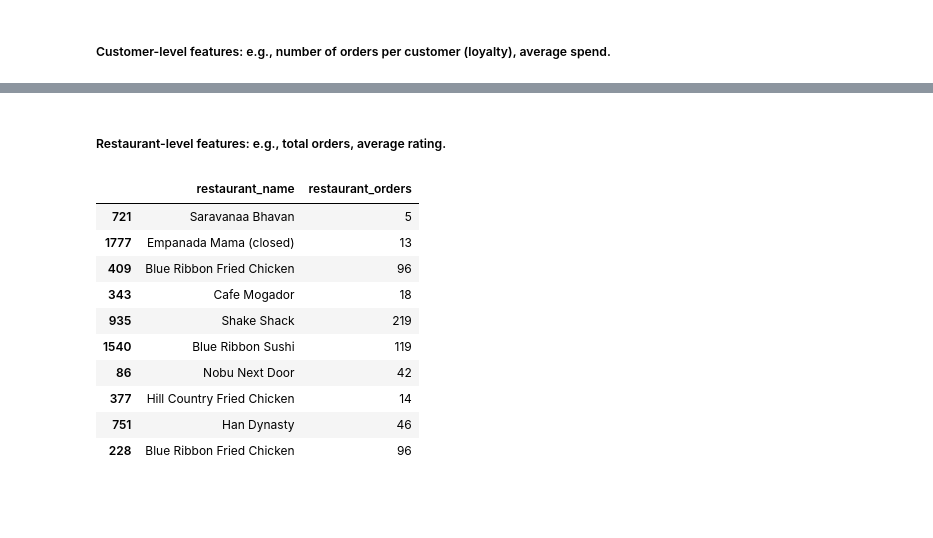
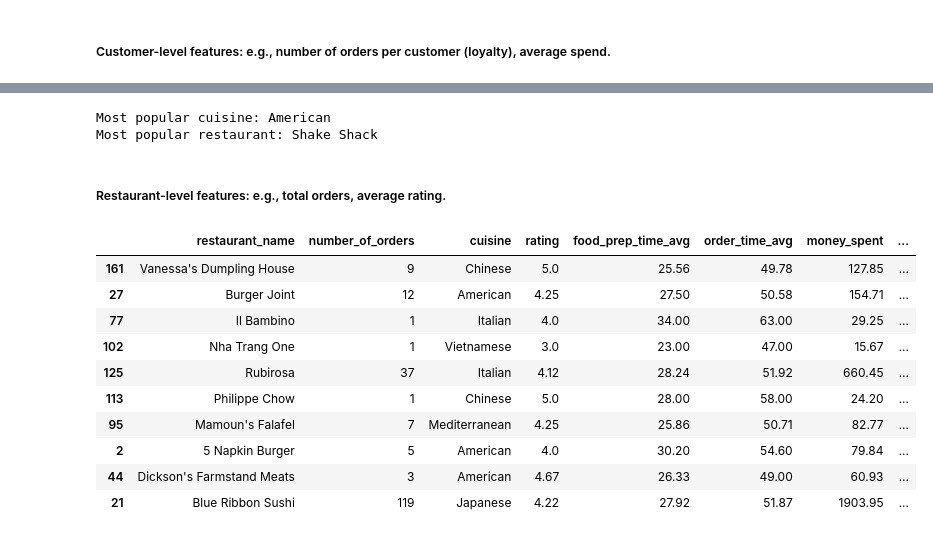
Before and after one commit to J3SSY-ANDU/Food-Delivery-Data-Analysis, a Jupyter notebook: notebooks/food_delivery_orders_eda.ipynb, the cells around one changed output, grey strips where cells are left out. Cells and saved outputs as stored; diff of their text form; code cells hidden in the pictures; blank space fills up the shorter version.

Commit message:
create a restaurant-level features new DataFrame and some testing analysis with the data

```diff
--- a/notebooks/food_delivery_orders_eda.ipynb
+++ b/notebooks/food_delivery_orders_eda.ipynb
@@ -417,19 +417,56 @@ customer_features.sample(10)
+# %%
+most_popular_cuisine = customer_features['favorite_cuisine'].mode()  # Get the most common favorite cuisine across all customers
+most_popular_restaurant = customer_features['favorite_restaurant'].mode()  # Get the most common favorite restaurant across all customers
+print(f"Most popular cuisine: {most_popular_cuisine[0]}")
+print(f"Most popular restaurant: {most_popular_restaurant[0]}")
+# %% [output]
+Most popular cuisine: American
+Most popular restaurant: Shake Shack
 # %% [markdown]
 ##### Restaurant-level features: e.g., total orders, average rating.
 # %%
-restaurant_number_of_orders = df.groupby('restaurant_name')['order_id'].transform('count')  # Count the number of orders for each restaurant
-if 'restaurant_orders' not in df.columns:  # Check if the column already exists
-    df.insert(value=restaurant_number_of_orders, column='restaurant_orders', loc=5) # Insert the new column at index 5
-df[['restaurant_name', 'restaurant_orders']].sample(10)  # Display a random sample of 10 rows with the new column
+# Classify restaurants based on their average rating
+def classify_restaurant(rating):
+    if pd.isna(rating):
+        return 'No Rating'
+    elif rating >= 4.5:
+        return 'Excellent'
+    elif rating >= 4.0:
+        return 'Good'
+    elif rating >= 3.0:
+        return 'Average'
+    else:
+        return 'Poor'
+
+# Create a restaurant-level DataFrame
+restaurant_features = df.groupby('restaurant_name').agg(
+    number_of_orders=('order_id', 'count'),
+    cuisine=('cuisine_type', 'first'),
+    rating=('rating', 'mean'),
+    food_prep_time_avg=('food_preparation_time', 'mean'),
+    order_time_avg=('order_total_time', 'mean'),
+    money_spent=('cost_of_the_order', 'sum'),
+)
+
+restaurant_features['category'] = restaurant_features['rating'].apply(classify_restaurant)  # Classify restaurants based on their average rating
+restaurant_features = restaurant_features.reset_index()  # Reset the index to make 'restaurant_name' a column
+
+# Round columns to 2 decimal values
+restaurant_features['money_spent'] = round(restaurant_features['money_spent'], 2)
+restaurant_features['rating'] = round(restaurant_features['rating'], 2)
+restaurant_features['food_prep_time_avg'] = round(restaurant_features['food_prep_time_avg'], 2)
+restaurant_features['order_time_avg'] = round(restaurant_features['order_time_avg'], 2)
+
+restaurant_features.sample(10) # Display a random sample of 10 rows from the restaurant features DataFrame
 # %% [output]
-|  | restaurant_name | restaurant_orders |
-| 721 | Saravanaa Bhavan | 5 |
-| 1777 | Empanada Mama (closed) | 13 |
-| 409 | Blue Ribbon Fried Chicken | 96 |
-| 343 | Cafe Mogador | 18 |
-| 935 | Shake Shack | 219 |
-| 1540 | Blue Ribbon Sushi | 119 |
-| 86 | Nobu Next Door | 42 |
-| 377 | Hill Country Fried Chicken | 14 |
-| 751 | Han Dynasty | 46 |
-| 228 | Blue Ribbon Fried Chicken | 96 |
+|  | restaurant_name | number_of_orders | cuisine | rating | food_prep_time_avg | order_time_avg | money_spent | ... |
+| 161 | Vanessa's Dumpling House | 9 | Chinese | 5.0 | 25.56 | 49.78 | 127.85 | ... |
+| 27 | Burger Joint | 12 | American | 4.25 | 27.50 | 50.58 | 154.71 | ... |
+| 77 | Il Bambino | 1 | Italian | 4.0 | 34.00 | 63.00 | 29.25 | ... |
+| 102 | Nha Trang One | 1 | Vietnamese | 3.0 | 23.00 | 47.00 | 15.67 | ... |
+| 125 | Rubirosa | 37 | Italian | 4.12 | 28.24 | 51.92 | 660.45 | ... |
+| 113 | Philippe Chow | 1 | Chinese | 5.0 | 28.00 | 58.00 | 24.20 | ... |
+| 95 | Mamoun's Falafel | 7 | Mediterranean | 4.25 | 25.86 | 50.71 | 82.77 | ... |
+| 2 | 5 Napkin Burger | 5 | American | 4.0 | 30.20 | 54.60 | 79.84 | ... |
+| 44 | Dickson's Farmstand Meats | 3 | American | 4.67 | 26.33 | 49.00 | 60.93 | ... |
+| 21 | Blue Ribbon Sushi | 119 | Japanese | 4.22 | 27.92 | 51.87 | 1903.95 | ... |
```
Also changed, not shown: parts of 13 cells of this notebook.
